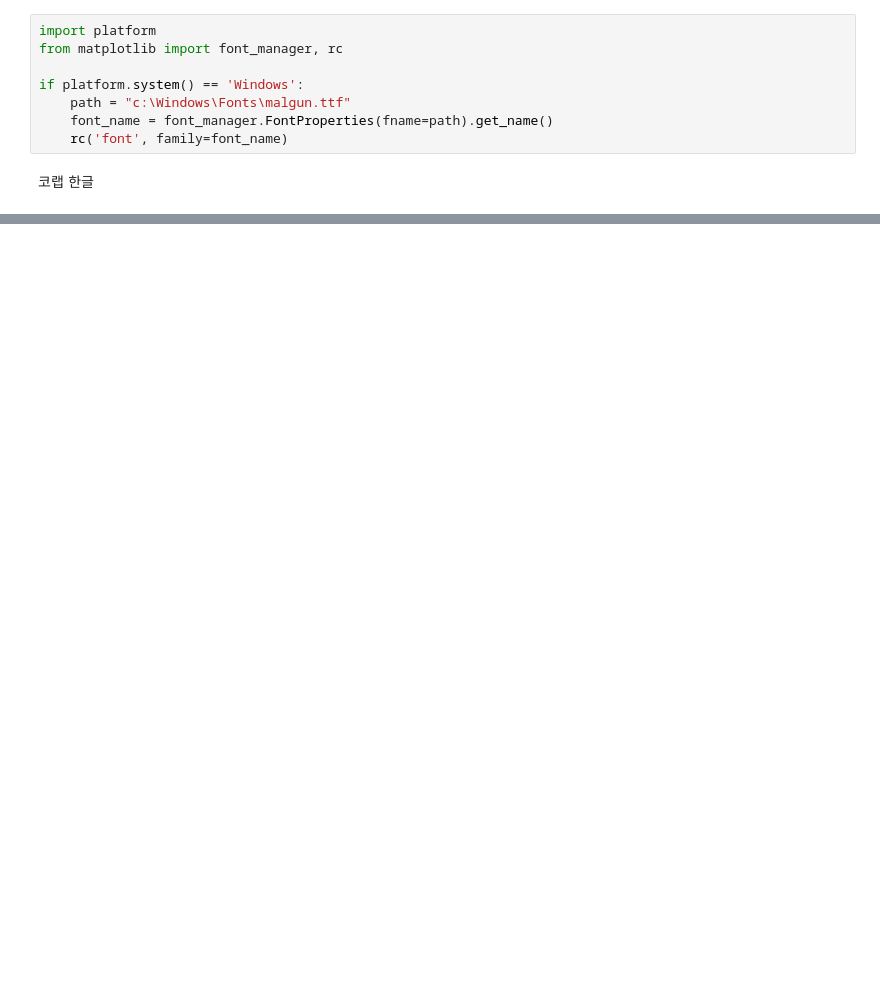
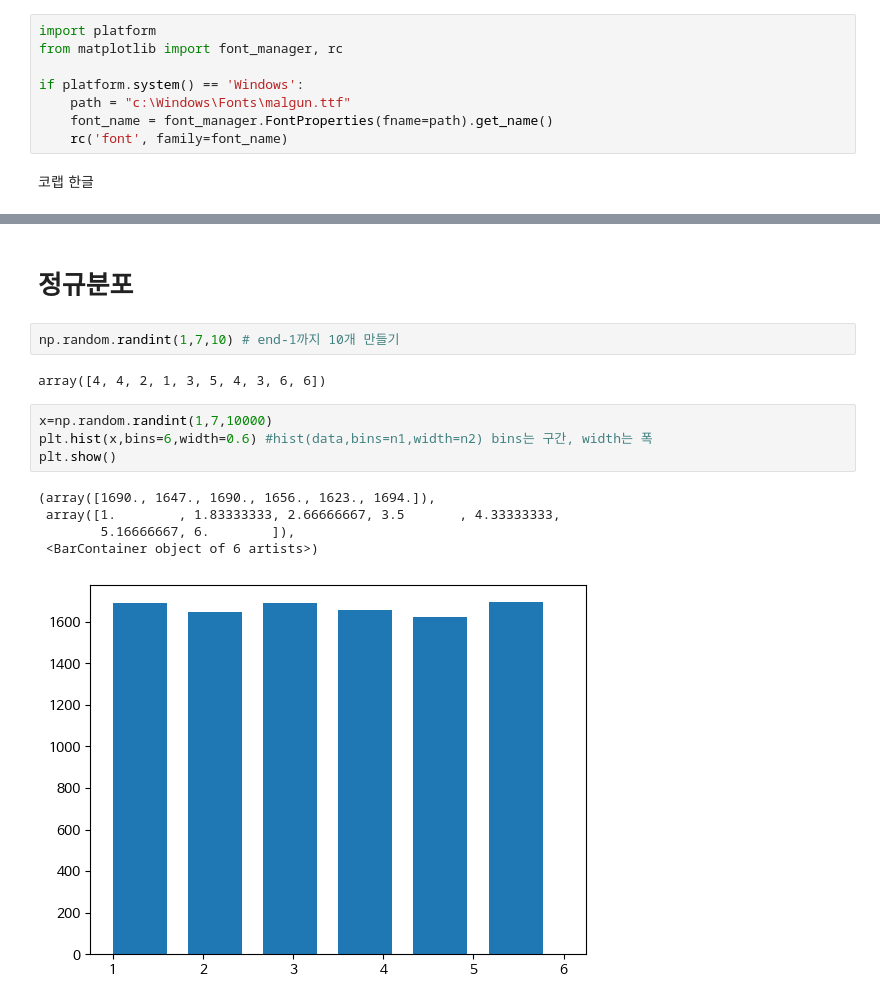
Before and after one commit to MATHKIMS/DSAC_license, a Jupyter notebook: [DSAC_2주차]gg_01_[2주차_(2)]_파이썬기초2.ipynb, the cells around one changed output, grey strips where cells are left out. Saved outputs shown, nothing was run; the diff lists cells and outputs as text; blank space fills up the shorter version.

```diff
--- a/[DSAC_2주차]gg_01_[2주차_(2)]_파이썬기초2.ipynb
+++ b/[DSAC_2주차]gg_01_[2주차_(2)]_파이썬기초2.ipynb
@@ -306,0 +382,16 @@ Text(0, 0.5, '랜덤 값')
+# %% [markdown]
+# 정규분포
+# %%
+np.random.randint(1,7,10) # end-1까지 10개 만들기
+# %% [output]
+array([4, 4, 2, 1, 3, 5, 4, 3, 6, 6])
+# %%
+x=np.random.randint(1,7,10000)
+plt.hist(x,bins=6,width=0.6) #hist(data,bins=n1,width=n2) bins는 구간, width는 폭
+plt.show()
+# %% [output]
+(array([1690., 1647., 1690., 1656., 1623., 1694.]),
+ array([1.        , 1.83333333, 2.66666667, 3.5       , 4.33333333,
+        5.16666667, 6.        ]),
+ <BarContainer object of 6 artists>)
+[figure, added]
```
Also changed, not shown: parts of 26 cells of this notebook.
